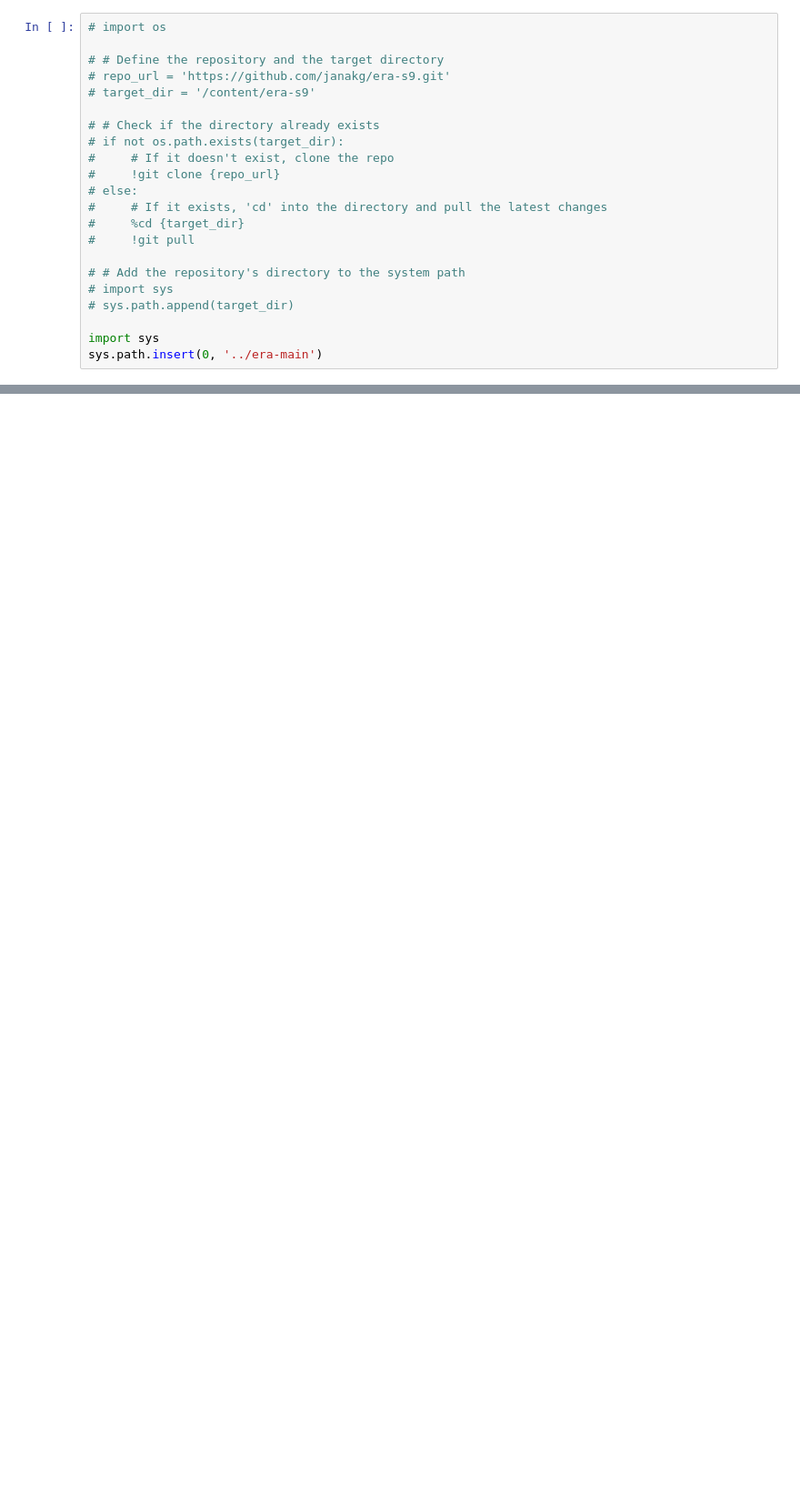
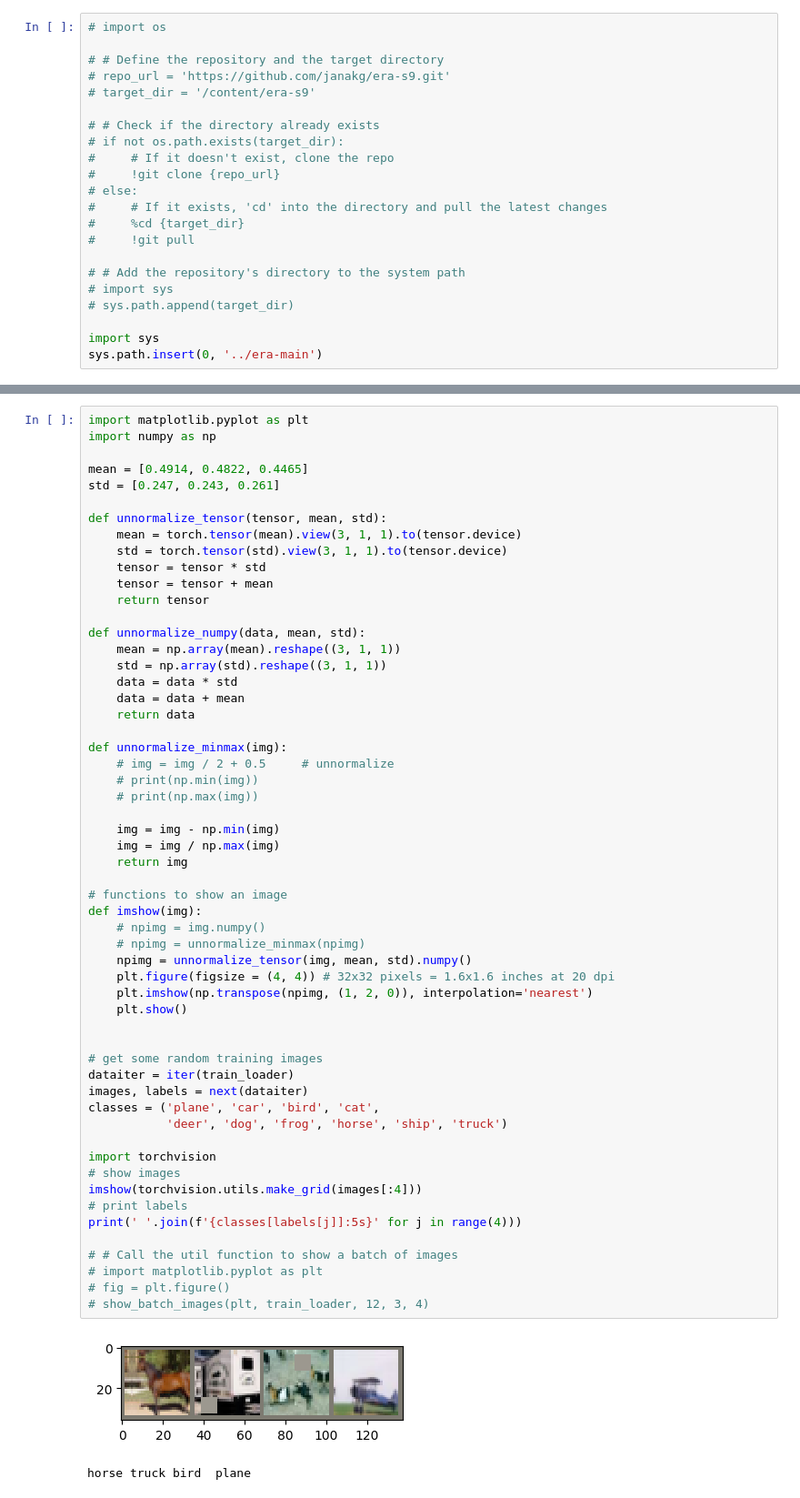
Before and after one commit to janakg/era-11, a Jupyter notebook: S11.ipynb, the cells around one changed output, grey strips where cells are left out. Shown at 91% size. Saved outputs shown, nothing was run; the diff lists cells and outputs as text; blank space fills up the shorter version.

```diff
--- a/S11.ipynb
+++ b/S11.ipynb
@@ -81,3 +84,62 @@ Epoch 12
+# %%
+import matplotlib.pyplot as plt
+import numpy as np
+
+mean = [0.4914, 0.4822, 0.4465]
+std = [0.247, 0.243, 0.261]
+
+def unnormalize_tensor(tensor, mean, std):
+    mean = torch.tensor(mean).view(3, 1, 1).to(tensor.device)
+    std = torch.tensor(std).view(3, 1, 1).to(tensor.device)
+    tensor = tensor * std
+    tensor = tensor + mean
+    return tensor
+
+def unnormalize_numpy(data, mean, std):
+    mean = np.array(mean).reshape((3, 1, 1))
+    std = np.array(std).reshape((3, 1, 1))
+    data = data * std
+    data = data + mean
+    return data
+
+def unnormalize_minmax(img):
+    # img = img / 2 + 0.5     # unnormalize
+    # print(np.min(img))
+    # print(np.max(img))
+
+    img = img - np.min(img)
+    img = img / np.max(img)
+    return img
+
+# functions to show an image
+def imshow(img):
+    # npimg = img.numpy()
+    # npimg = unnormalize_minmax(npimg)
+    npimg = unnormalize_tensor(img, mean, std).numpy()
+    plt.figure(figsize = (4, 4)) # 32x32 pixels = 1.6x1.6 inches at 20 dpi
+    plt.imshow(np.transpose(npimg, (1, 2, 0)), interpolation='nearest')
+    plt.show()
+
+
+# get some random training images
+dataiter = iter(train_loader)
+images, labels = next(dataiter)
+classes = ('plane', 'car', 'bird', 'cat',
+           'deer', 'dog', 'frog', 'horse', 'ship', 'truck')
+
+import torchvision
+# show images
+imshow(torchvision.utils.make_grid(images[:4]))
+# print labels
+print(' '.join(f'{classes[labels[j]]:5s}' for j in range(4)))
+
+# # Call the util function to show a batch of images
+# import matplotlib.pyplot as plt
+# fig = plt.figure()
+# show_batch_images(plt, train_loader, 12, 3, 4)
+# %% [output]
+[figure, added]
+horse truck bird  plane
 # %%
 import torch
 
```
Also changed, not shown: parts of 3 cells of this notebook, 1 other file.
